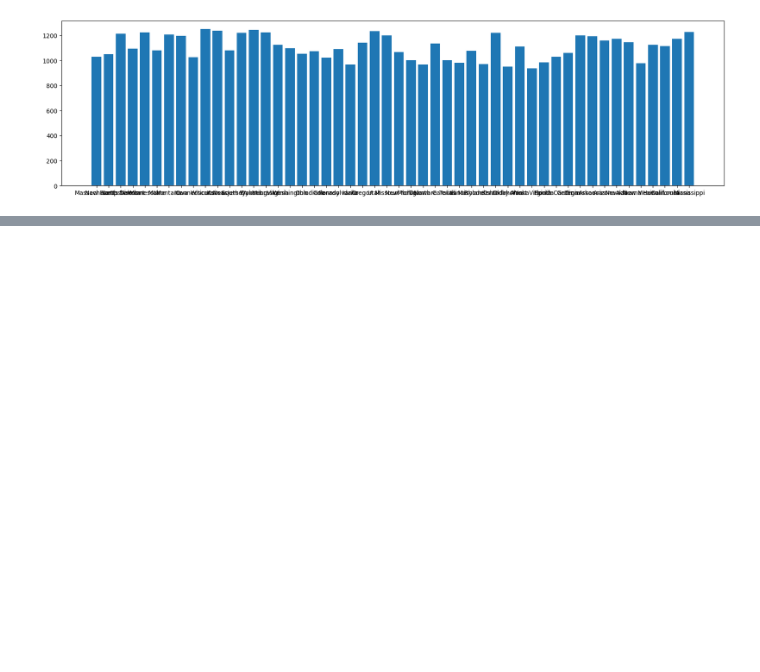
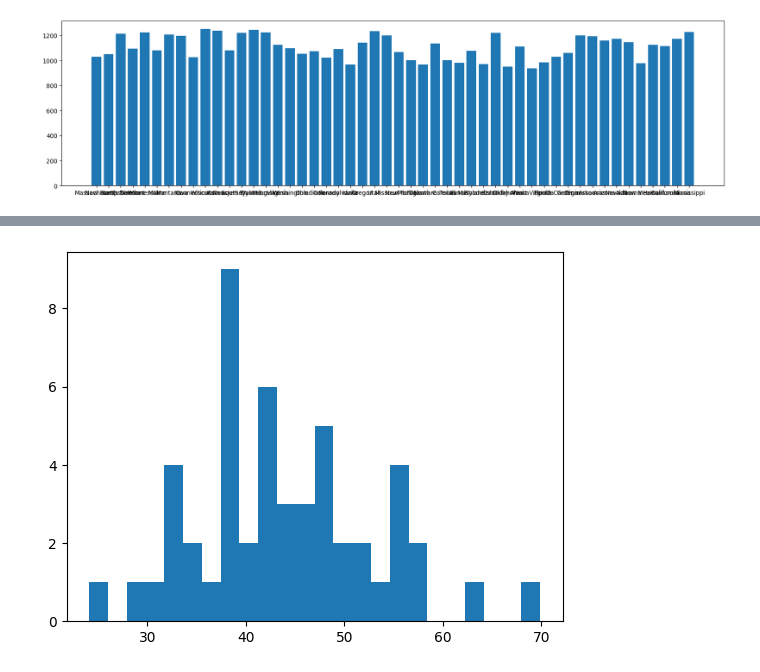
Before and after one commit to codycosta/ENGR201, a Jupyter notebook: weeks-9-10-final-project/project.ipynb, the cells around one changed output, grey strips where cells are left out. Drawn from its saved outputs; the diff is of its cells as text; code cells hidden in the pictures; blank space fills up the shorter version.

```diff
--- a/weeks-9-10-final-project/project.ipynb
+++ b/weeks-9-10-final-project/project.ipynb
@@ -127,0 +136,5 @@ plt.show()
+# %%
+plt.hist(drug_data['Total Score'], bins=24)
+plt.show()
+# %% [output]
+[figure, added]
```
Also changed, not shown: parts of 13 cells of this notebook, 4 other files.
